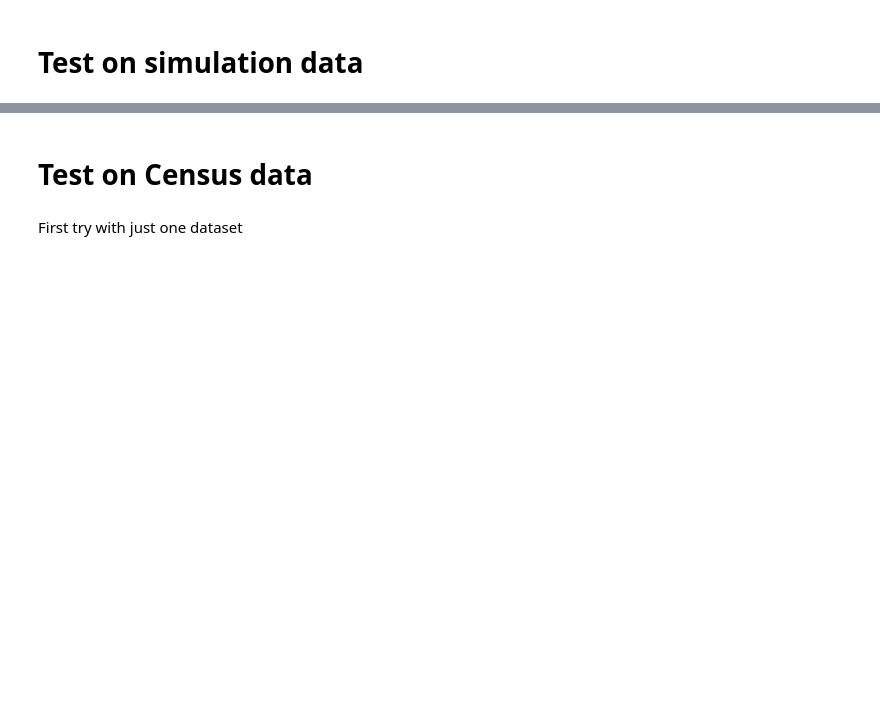
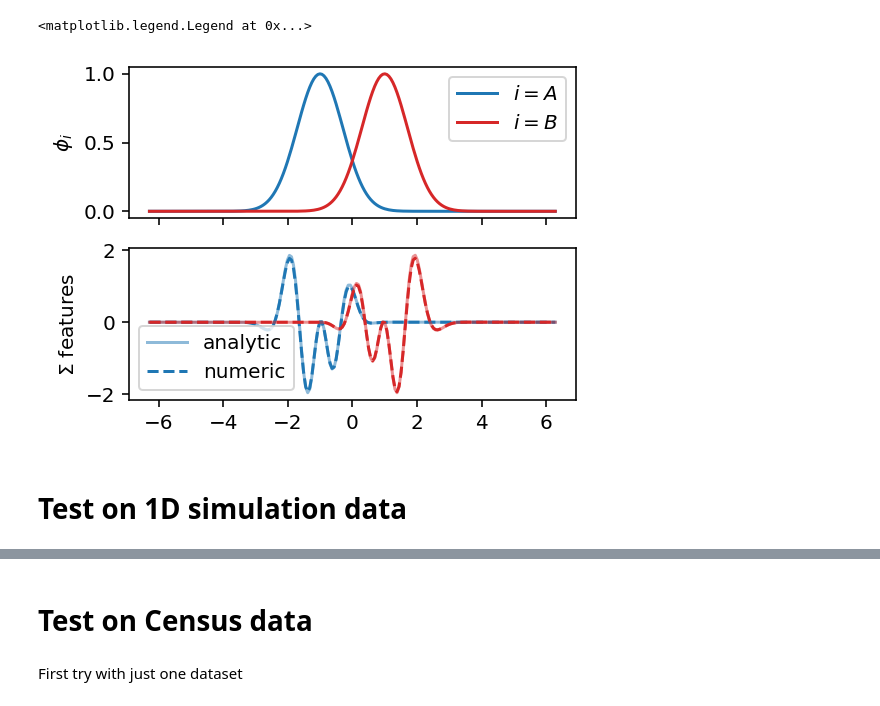
Before and after one commit to dsseara/sociohydro, a Jupyter notebook: inference/inference_test.ipynb, the cells around one changed output, grey strips where cells are left out. Cells and saved outputs as stored; diff of their text form; code cells hidden in the pictures; blank space fills up the shorter version.

```diff
--- a/inference/inference_test.ipynb
+++ b/inference/inference_test.ipynb
@@ -16,2 +44,35 @@ from infer_sociohydro2D import *
+# %%
+analytic_featuresA = lambdify(x, 0.1*Ta - kaa - kab - Γa, modules=["numpy"])
+analytic_featuresB = lambdify(x, 0.1*Tb - kbb + kba - Γb, modules=["numpy"])
+# %%
+xx = np.linspace(-2*np.pi, 2*np.pi, 201)
+tt = np.array([0, 1])
+ϕa = np.exp(-(xx + offset)**2)[np.newaxis,]
+ϕb = np.exp(-(xx - offset)**2)[np.newaxis,]
+# %%
+inferer = SociohydroInfer1D([ϕa], [ϕb], [xx], [tt],
+                            t_dim=0, periodic=False)
+# %%
+fs = inferer.calc_features(inferer.ABts[0], inferer.xs[0])
+numeric_featuresA = (fs[:, 0, 0, :4] * np.array([0.1, -1, -1, -1])).sum(axis=-1)
+numeric_featuresB = (fs[:, 0, 1, :4] * np.array([0.1, -1, +1, -1])).sum(axis=-1)
+# %%
+fig, ax = plt.subplots(2, dpi=144, figsize=(4, 3), sharex=True)
+
+ax[0].plot(xx, ϕa[0], "C0", label=r"$i=A$")
+ax[0].plot(xx, ϕb[0], "C3", label=r"$i=B$")
+ax[0].set(ylabel=r"$\phi_i$")
+ax[0].legend()
+
+ax[1].plot(xx, analytic_featuresA(xx), "C0", label="analytic", alpha=0.5)
+ax[1].plot(xx, numeric_featuresA, "C0--", label="numeric")
+ax[1].plot(xx, analytic_featuresB(xx), "C3", alpha=0.5)
+ax[1].plot(xx, numeric_featuresB, "C3--")
+ax[1].set(ylabel=r"$\Sigma$ features")
+# ax[1].set_box_aspect(1)
+ax[1].legend()
+# %% [output]
+<matplotlib.legend.Legend at 0x...>
+[figure, added]
 # %% [markdown]
-# Test on simulation data
+# Test on 1D simulation data
```
Also changed, not shown: parts of 21 cells of this notebook, 7 other files.
